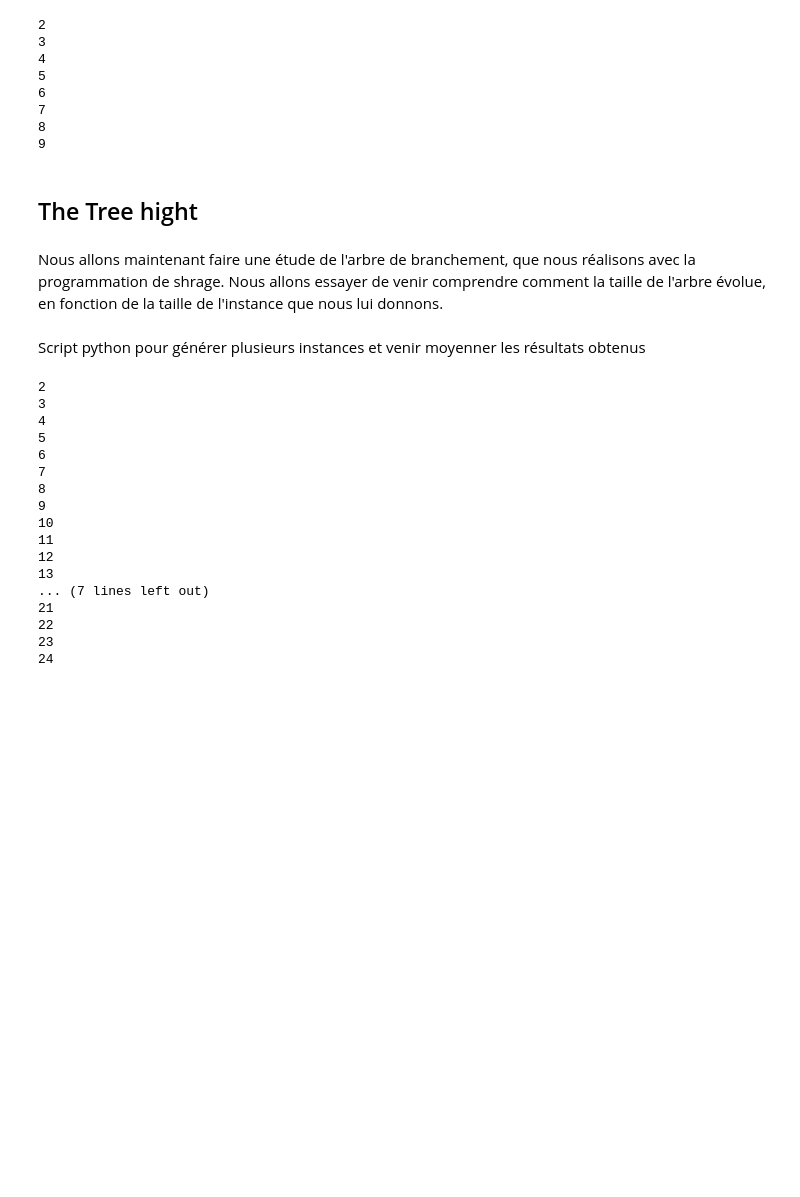
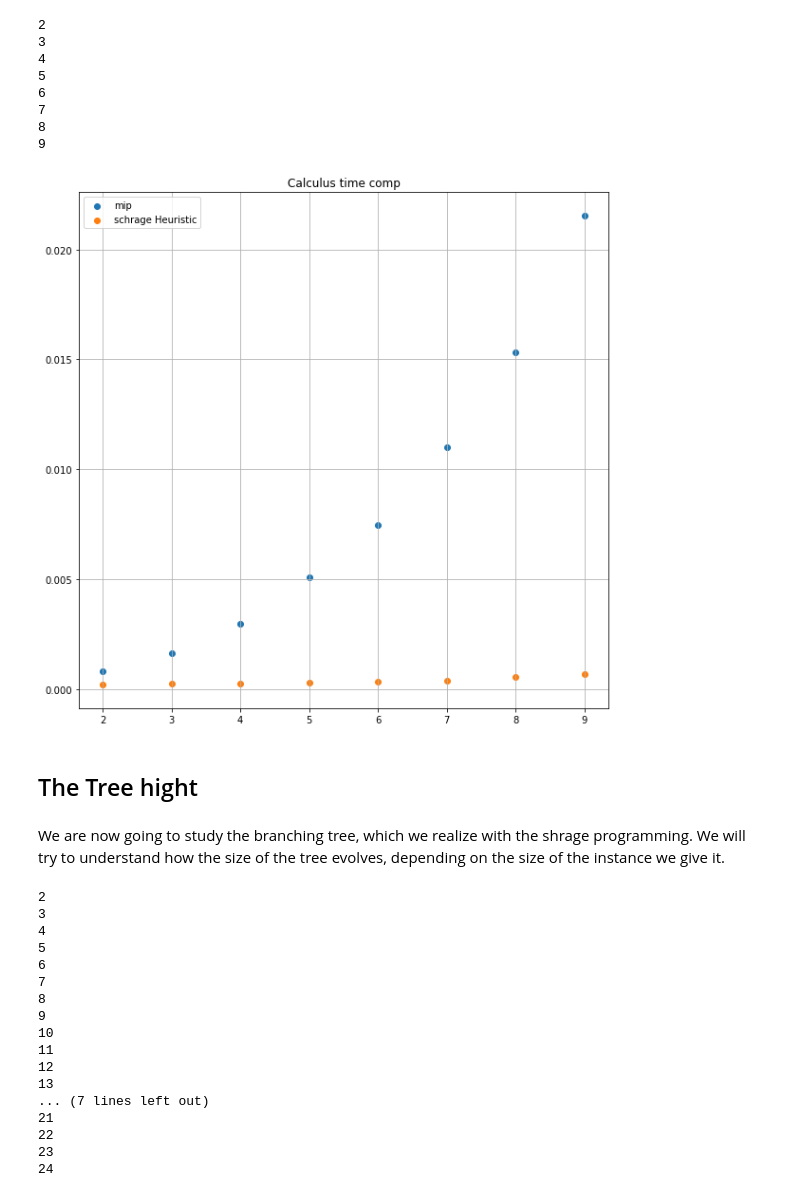
Before and after one commit to lolofo/ro_project_4gm, a Jupyter notebook: project_final/final_project.ipynb, the cells around one changed output. Drawn from its saved outputs; the diff is of its cells as text; code cells hidden in the pictures; blank space fills up the shorter version.

Commit message:
time

```diff
--- a/project_final/final_project.ipynb
+++ b/project_final/final_project.ipynb
@@ -1408,6 +1458,11 @@ class Diff_bound(Exception) :
     raise an exception when the two bounds of the b & b algorithm has different values
     '''
     pass
+
+
+'''
+Test on the classical random instances
+'''
 
 
 N = []
@@ -1609,17 +1644,23 @@ objective value :  416.0
 
 In this section we will compare the computation time between our solution based on the schrage heuristic, and the solution found from the solver used in the Pulp library. This solver also uses a branch and bound algorithm but based on cutting planes. This solver is generic and allows to approach any problem expressed in the form of integer linear programming. Our solution uses the form of the problem. We thus expect our solution to be faster in terms of computation time.
 # %%
+from tqdm import tqdm
+
+
 map_runtime_shrage = {}
 map_runtime_mip = {}
 
-np.random.seed(1)
+# np.random.seed(1)
 
 for i in range(2,10):
     map_runtime_shrage[i] = []
     map_runtime_mip[i] = []
 
 
-for i in range(2,10):
+for i in tqdm(range(2,10)):
+    '''
+    tests for instances of size 2 to 9.
+    '''
     print(i)
     # --> we'll compute several instance of length i
     for k in range(100):
@@ -1645,10 +1686,31 @@ for i in range(2,10):
 7
 8
 9
+# %%
+mean_mip = []
+
+for i in map_runtime_mip :
+    mean_mip.append(np.mean(map_runtime_mip[i]))
+
+
+mean_schrage = []
+
+for i in map_runtime_mip :
+    mean_schrage.append(np.mean(map_runtime_shrage[i]))
+
+
+fig = plt.figure(figsize=(10,10))
+plt.scatter(map_runtime_mip.keys() , mean_mip , label = "mip")
+plt.scatter(map_runtime_shrage.keys() , mean_schrage , label = "schrage Heuristic")
+plt.title("Calculus time comp")
+plt.legend()
+plt.grid()
+# %% [output]
+[figure, added]
 # %% [markdown]
 ## The Tree hight
-# %% [markdown]
-Nous allons maintenant faire une étude de l'arbre de branchement, que nous réalisons avec la programmation de shrage. Nous allons essayer de venir comprendre comment la taille de l'arbre évolue, en fonction de la taille de l'instance que nous lui donnons.
+# %% [markdown]
+We are now going to study the branching tree, which we realize with the shrage programming. We will try to understand how the size of the tree evolves, depending on the size of the instance we give it.
 # %%
 # --> get the size of the tree
 
@@ -1659,8 +1721,6 @@ def get_size(Tree) :
     output : the size of the tree
     '''
     return max([t._level for t in solution['Tree']])
-# %% [markdown]
-Script python pour générer plusieurs instances et venir moyenner les résultats obtenus
 # %%
 dist_hight = {}
 n_range = list(range(2,25)) # --> start with this range (first obsrvations)
```
Also changed, not shown: parts of 28 cells of this notebook.
